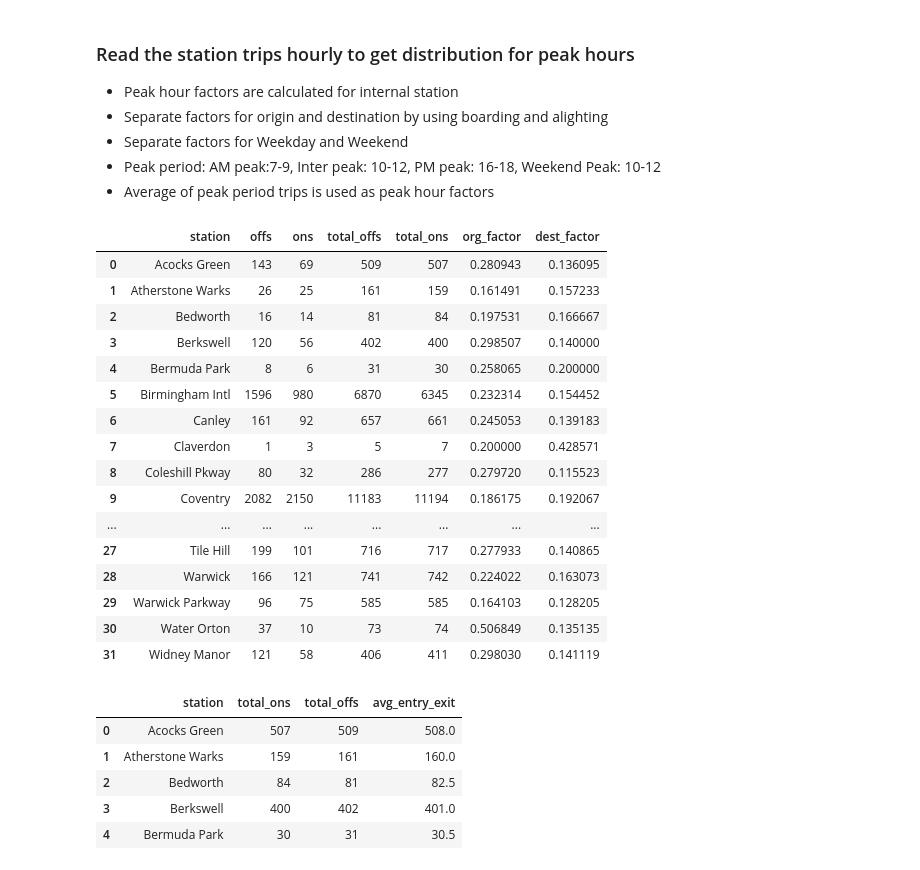
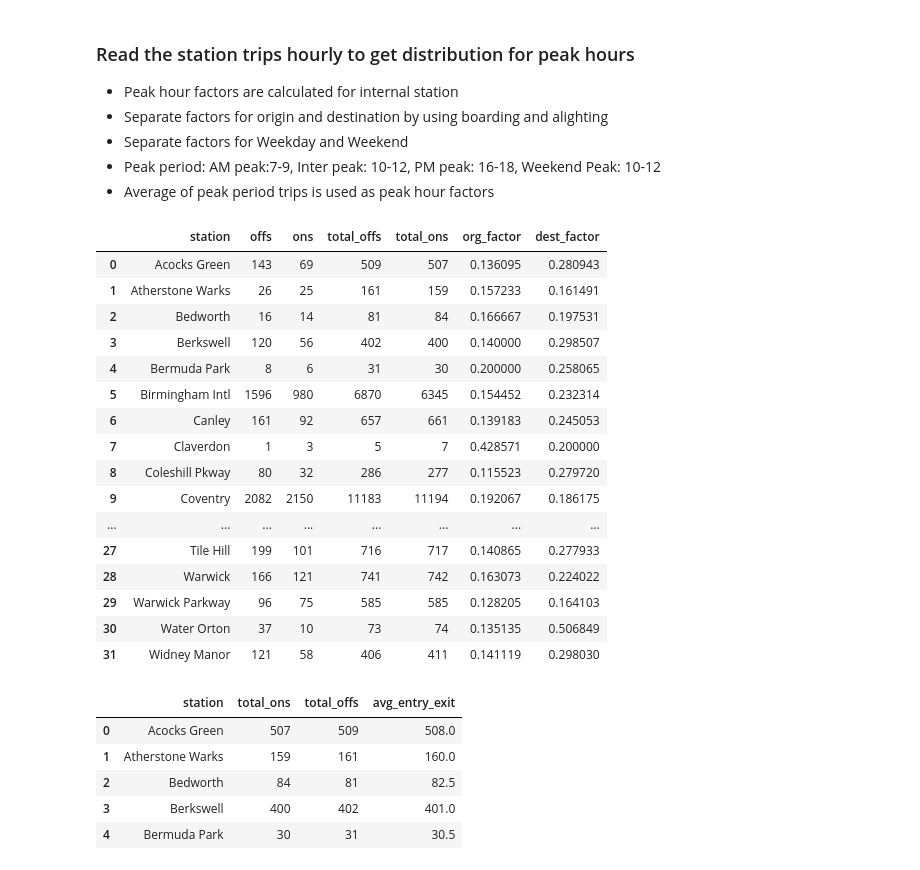
Before and after one commit to mAzrnnr/arup_csmt, a Jupyter notebook: rail_matrices_v2.ipynb, the cells around one changed output. Drawn from its saved outputs; the diff is of its cells as text; code cells hidden in the pictures.

```diff
--- a/rail_matrices_v2.ipynb
+++ b/rail_matrices_v2.ipynb
@@ -70,41 +71,41 @@ check_sum
 # %%
 time_of_day = pd.read_csv(f'{basepath}/03 Output/04 Matrix Input/03 Time of Day/station_trips_hourly_Weekday.csv')
 total_by_stn = time_of_day.groupby(['station']).agg(offs=('offs','sum'),ons= ('ons','sum')).reset_index()
 total_by_stn.rename(columns={'offs':'total_offs','ons':'total_ons'}, inplace=True)
 # total_by_stn
 peak_periods = {'am':[7,8],
                 'ip': [10,11],
                 'pm': [16,17],
                 }
 factors = {}
 for peak in peak_periods:
     factors[peak] = time_of_day.loc[(time_of_day['time'] == peak_periods[peak][0]) | (time_of_day['time'] == peak_periods[peak][1])]
     factors[peak] = factors[peak].groupby(['station']).agg(offs=('offs','sum'),ons= ('ons','sum')).reset_index()
     factors[peak]['offs'] = factors[peak]['offs']
     factors[peak]['ons'] = factors[peak]['ons']
     factors[peak] = pd.merge(factors[peak], total_by_stn, on='station', how='left')
-    factors[peak]['org_factor'] = factors[peak]['offs']/factors[peak]['total_offs'].round(3)
-    factors[peak]['dest_factor'] = factors[peak]['ons']/factors[peak]['total_ons'].round(3)
+    factors[peak]['org_factor'] = factors[peak]['ons']/factors[peak]['total_ons'].round(3)
+    factors[peak]['dest_factor'] = factors[peak]['offs']/factors[peak]['total_offs'].round(3)
 
 factors['pm']
 # %% [output]
 |  | station | offs | ons | total_offs | total_ons | org_factor | dest_factor |
-| 0 | Acocks Green | 143 | 69 | 509 | 507 | 0.280943 | 0.136095 |
-| 1 | Atherstone Warks | 26 | 25 | 161 | 159 | 0.161491 | 0.157233 |
-| 2 | Bedworth | 16 | 14 | 81 | 84 | 0.197531 | 0.166667 |
-| 3 | Berkswell | 120 | 56 | 402 | 400 | 0.298507 | 0.140000 |
-| 4 | Bermuda Park | 8 | 6 | 31 | 30 | 0.258065 | 0.200000 |
-| 5 | Birmingham Intl | 1596 | 980 | 6870 | 6345 | 0.232314 | 0.154452 |
-| 6 | Canley | 161 | 92 | 657 | 661 | 0.245053 | 0.139183 |
-| 7 | Claverdon | 1 | 3 | 5 | 7 | 0.200000 | 0.428571 |
-| 8 | Coleshill Pkway | 80 | 32 | 286 | 277 | 0.279720 | 0.115523 |
-| 9 | Coventry | 2082 | 2150 | 11183 | 11194 | 0.186175 | 0.192067 |
+| 0 | Acocks Green | 143 | 69 | 509 | 507 | 0.136095 | 0.280943 |
+| 1 | Atherstone Warks | 26 | 25 | 161 | 159 | 0.157233 | 0.161491 |
+| 2 | Bedworth | 16 | 14 | 81 | 84 | 0.166667 | 0.197531 |
+| 3 | Berkswell | 120 | 56 | 402 | 400 | 0.140000 | 0.298507 |
+| 4 | Bermuda Park | 8 | 6 | 31 | 30 | 0.200000 | 0.258065 |
+| 5 | Birmingham Intl | 1596 | 980 | 6870 | 6345 | 0.154452 | 0.232314 |
+| 6 | Canley | 161 | 92 | 657 | 661 | 0.139183 | 0.245053 |
+| 7 | Claverdon | 1 | 3 | 5 | 7 | 0.428571 | 0.200000 |
+| 8 | Coleshill Pkway | 80 | 32 | 286 | 277 | 0.115523 | 0.279720 |
+| 9 | Coventry | 2082 | 2150 | 11183 | 11194 | 0.192067 | 0.186175 |
 | ... | ... | ... | ... | ... | ... | ... | ... |
-| 27 | Tile Hill | 199 | 101 | 716 | 717 | 0.277933 | 0.140865 |
-| 28 | Warwick | 166 | 121 | 741 | 742 | 0.224022 | 0.163073 |
-| 29 | Warwick Parkway | 96 | 75 | 585 | 585 | 0.164103 | 0.128205 |
-| 30 | Water Orton | 37 | 10 | 73 | 74 | 0.506849 | 0.135135 |
-| 31 | Widney Manor | 121 | 58 | 406 | 411 | 0.298030 | 0.141119 |
+| 27 | Tile Hill | 199 | 101 | 716 | 717 | 0.140865 | 0.277933 |
+| 28 | Warwick | 166 | 121 | 741 | 742 | 0.163073 | 0.224022 |
+| 29 | Warwick Parkway | 96 | 75 | 585 | 585 | 0.128205 | 0.164103 |
+| 30 | Water Orton | 37 | 10 | 73 | 74 | 0.135135 | 0.506849 |
+| 31 | Widney Manor | 121 | 58 | 406 | 411 | 0.141119 | 0.298030 |
 # %%
 total_ba = factors['pm'][['station','total_ons','total_offs']].copy()
 total_ba['avg_entry_exit'] = (total_ba['total_ons']+total_ba['total_offs'])/2
```
Also changed, not shown: parts of 24 cells of this notebook, 5 other files.
